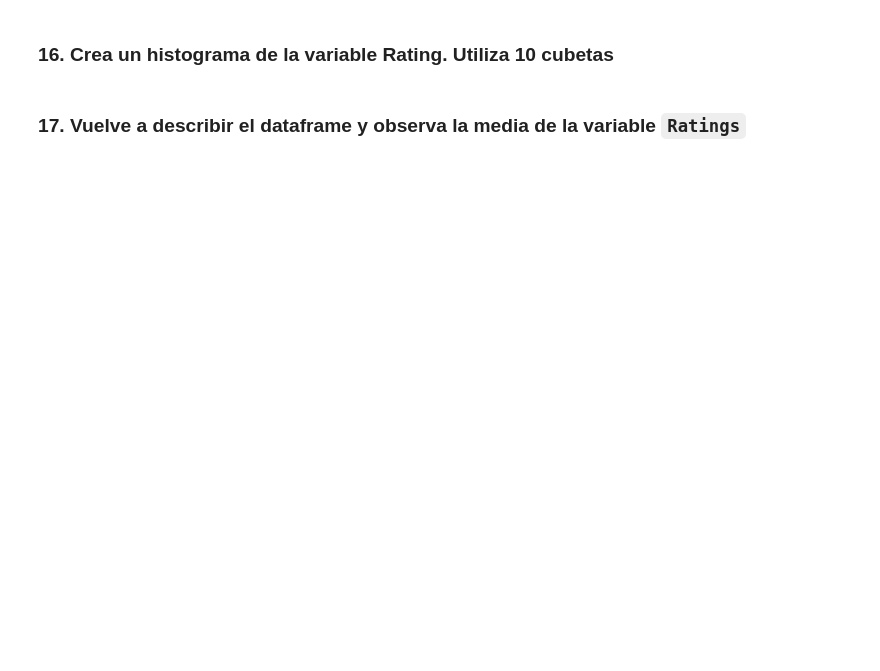
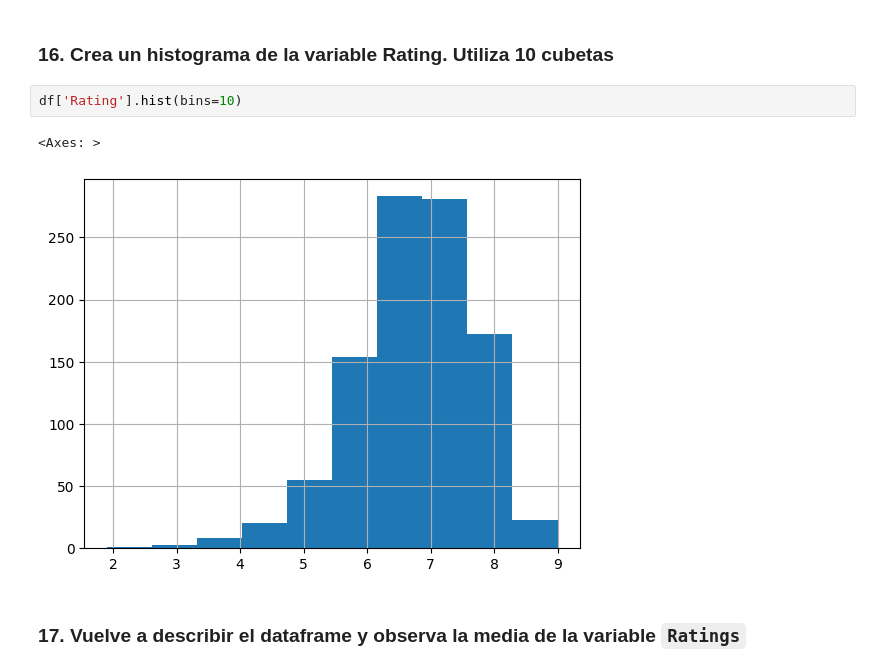
Before and after one commit to auribem03/limpieza_datos_y_eda, a Jupyter notebook: 2_eda_imdb.ipynb, the cells around one changed output. Saved outputs shown, nothing was run; the diff lists cells and outputs as text; blank space fills up the shorter version.

```diff
--- a/2_eda_imdb.ipynb
+++ b/2_eda_imdb.ipynb
@@ -40,4 +182,9 @@ import numpy
 # %% [markdown]
 ### 16. Crea un histograma de la variable Rating. Utiliza 10 cubetas
+# %%
+df['Rating'].hist(bins=10)
+# %% [output]
+<Axes: >
+[figure, added]
 # %% [markdown]
 ### 17. Vuelve a describir el dataframe y observa la media de la variable `Ratings`
```
Also changed, not shown: parts of 25 cells of this notebook, 1 other file.
